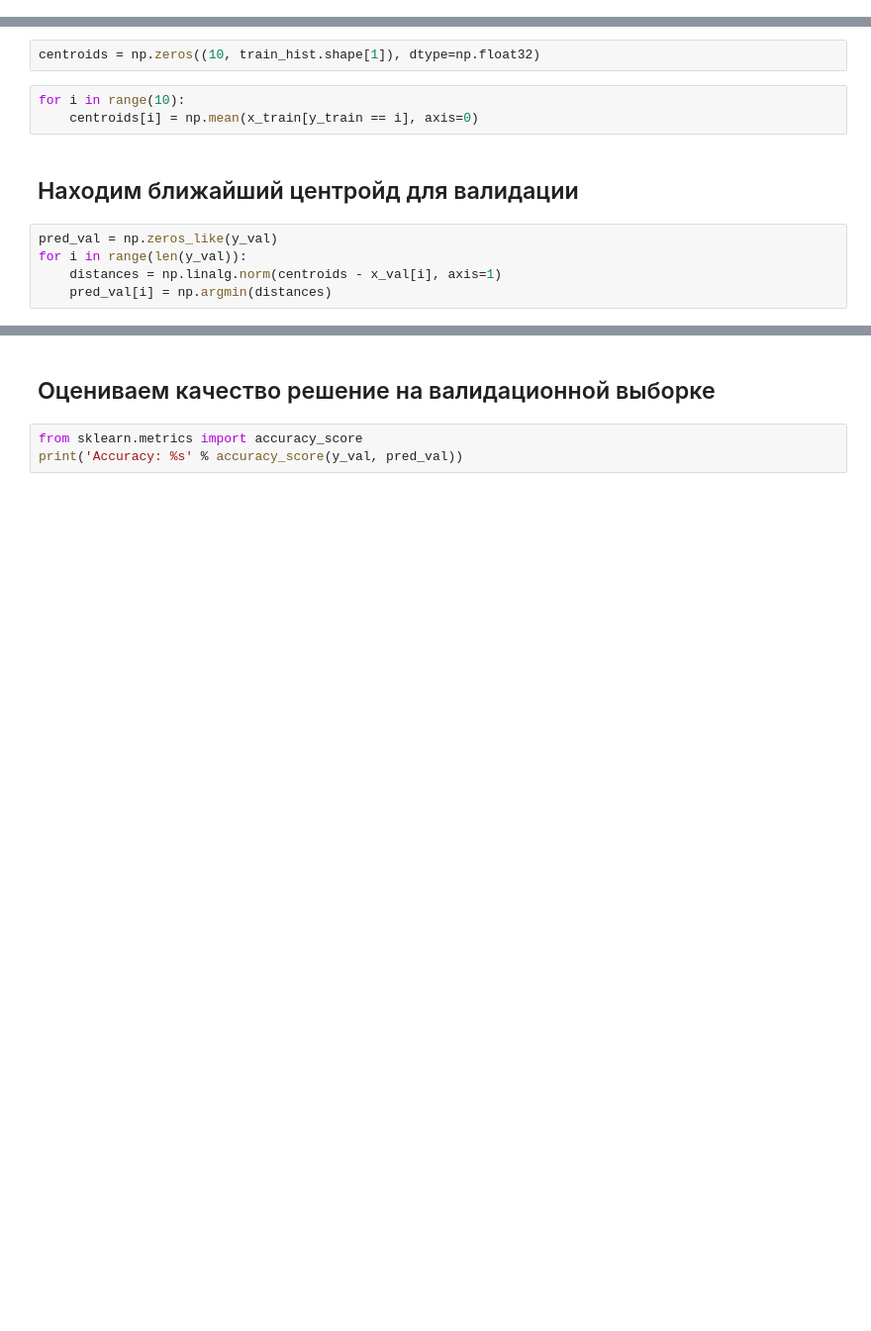
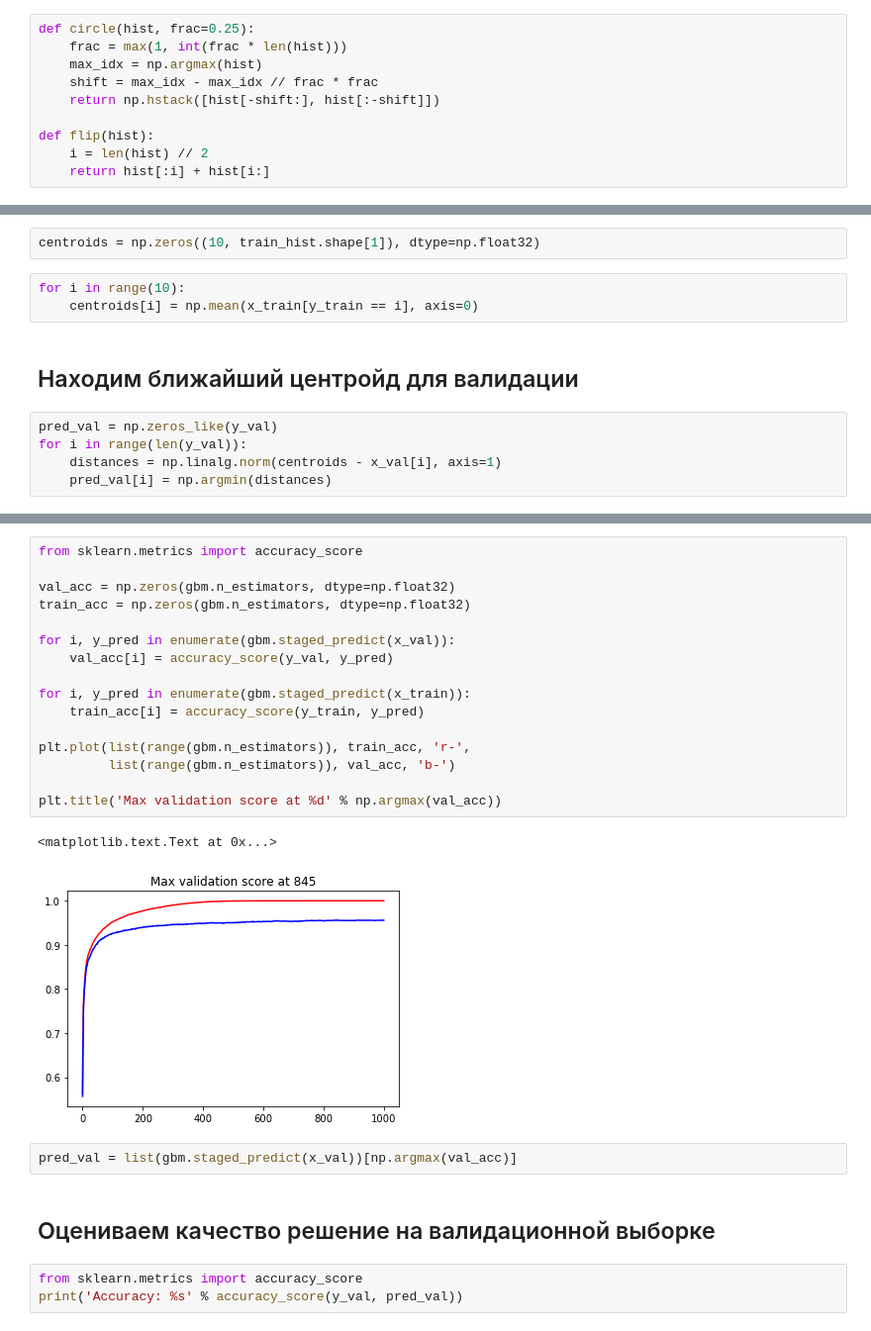
Before and after one commit to a4tunado/lectures, a Jupyter notebook: cv/002/002-digit.ipynb, the cells around one changed output, grey strips where cells are left out. Shown at 99% size. Saved outputs shown, nothing was run; the diff lists cells and outputs as text; blank space fills up the shorter version.

```diff
--- a/cv/002/002-digit.ipynb
+++ b/cv/002/002-digit.ipynb
@@ -83,0 +67,10 @@ for i in range(len(test_img)):
+# %%
+def circle(hist, frac=0.25):
+    frac = max(1, int(frac * len(hist)))
+    max_idx = np.argmax(hist)
+    shift = max_idx - max_idx // frac * frac
+    return np.hstack([hist[-shift:], hist[:-shift]])
+
+def flip(hist):
+    i = len(hist) // 2
+    return hist[:i] + hist[i:]
@@ -111,3 +200,24 @@ for i in range(len(y_val)):
+# %%
+from sklearn.metrics import accuracy_score
+
+val_acc = np.zeros(gbm.n_estimators, dtype=np.float32)
+train_acc = np.zeros(gbm.n_estimators, dtype=np.float32)
+
+for i, y_pred in enumerate(gbm.staged_predict(x_val)):
+    val_acc[i] = accuracy_score(y_val, y_pred)
+
+for i, y_pred in enumerate(gbm.staged_predict(x_train)):
+    train_acc[i] = accuracy_score(y_train, y_pred)
+
+plt.plot(list(range(gbm.n_estimators)), train_acc, 'r-',
+         list(range(gbm.n_estimators)), val_acc, 'b-')
+
+plt.title('Max validation score at %d' % np.argmax(val_acc))
+# %% [output]
+<matplotlib.text.Text at 0x...>
+[figure, added]
+# %%
+pred_val = list(gbm.staged_predict(x_val))[np.argmax(val_acc)]
 # %% [markdown]
 ## Оцениваем качество решение на валидационной выборке
 # %%
```
Also changed, not shown: parts of 20 cells of this notebook, 9 other files.
